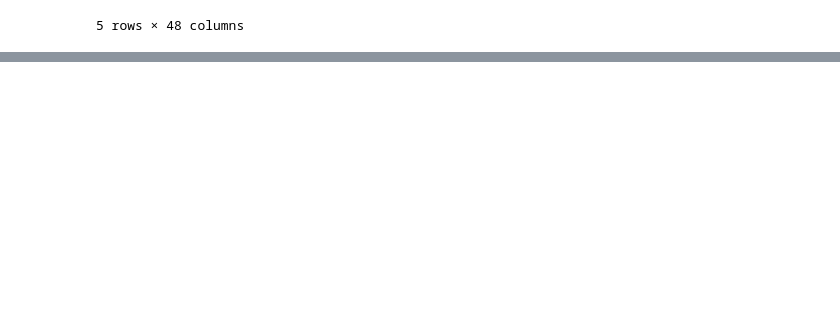
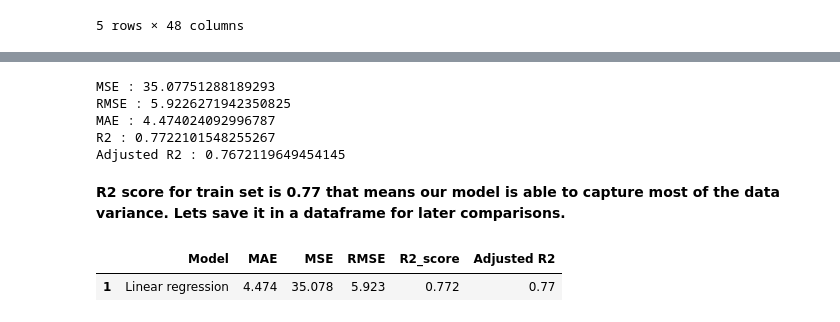
Before and after one commit to lakummahesh/Supervised-ML-Regression-Capstone-Project-Bike-Sharing-Demand-Prediction, a Jupyter notebook: Bike_Sharing_Demand_Prediction_Capstone_Project.ipynb, the cells around one changed output, grey strips where cells are left out. Drawn from its saved outputs; the diff is of its cells as text; code cells hidden in the pictures; blank space fills up the shorter version.

```diff
--- a/Bike_Sharing_Demand_Prediction_Capstone_Project.ipynb
+++ b/Bike_Sharing_Demand_Prediction_Capstone_Project.ipynb
@@ -900,0 +961,4 @@ bike_df_copy.head()
+# %%
+#import the packages
+from sklearn.linear_model import LinearRegression
+reg= LinearRegression().fit(X_train, y_train)
@@ -900,0 +986,52 @@ bike_df_copy.head()
+# %%
+#get the X_train and X-test value
+y_pred_train=reg.predict(X_train)
+y_pred_test=reg.predict(X_test)
+# %%
+#import the packages
+from sklearn.metrics import mean_squared_error
+#calculate MSE
+MSE_lr= mean_squared_error((y_train), (y_pred_train))
+print("MSE :",MSE_lr)
+
+#calculate RMSE
+RMSE_lr=np.sqrt(MSE_lr)
+print("RMSE :",RMSE_lr)
+
+
+#calculate MAE
+MAE_lr= mean_absolute_error(y_train, y_pred_train)
+print("MAE :",MAE_lr)
+
+
+
+#import the packages
+from sklearn.metrics import r2_score
+#calculate r2 and adjusted r2
+r2_lr= r2_score(y_train, y_pred_train)
+print("R2 :",r2_lr)
+Adjusted_R2_lr = (1-(1-r2_score(y_train, y_pred_train))*((X_test.shape[0]-1)/(X_test.shape[0]-X_test.shape[1]-1)) )
+print("Adjusted R2 :",1-(1-r2_score(y_train, y_pred_train))*((X_test.shape[0]-1)/(X_test.shape[0]-X_test.shape[1]-1)) )
+# %% [output]
+MSE : 35.07751288189293
+RMSE : 5.9226271942350825
+MAE : 4.474024092996787
+R2 : 0.7722101548255267
+Adjusted R2 : 0.7672119649454145
+# %% [markdown]
+**R2 score for train set is 0.77 that means our model is able to capture most of the data variance. Lets save it in a dataframe for later comparisons.**
+# %%
+# storing the Train set metrics value in a dataframe for later comparison
+dict1={'Model':'Linear regression ',
+       'MAE':round((MAE_lr),3),
+       'MSE':round((MSE_lr),3),
+       'RMSE':round((RMSE_lr),3),
+       'R2_score':round((r2_lr),3),
+       'Adjusted R2':round((Adjusted_R2_lr ),2)
+       }
+training_df=pd.DataFrame(dict1,index=[1])
+# %%
+training_df
+# %% [output]
+|  | Model | MAE | MSE | RMSE | R2_score | Adjusted R2 |
+| 1 | Linear regression | 4.474 | 35.078 | 5.923 | 0.772 | 0.77 |
```
Also changed, not shown: parts of 18 cells of this notebook.
